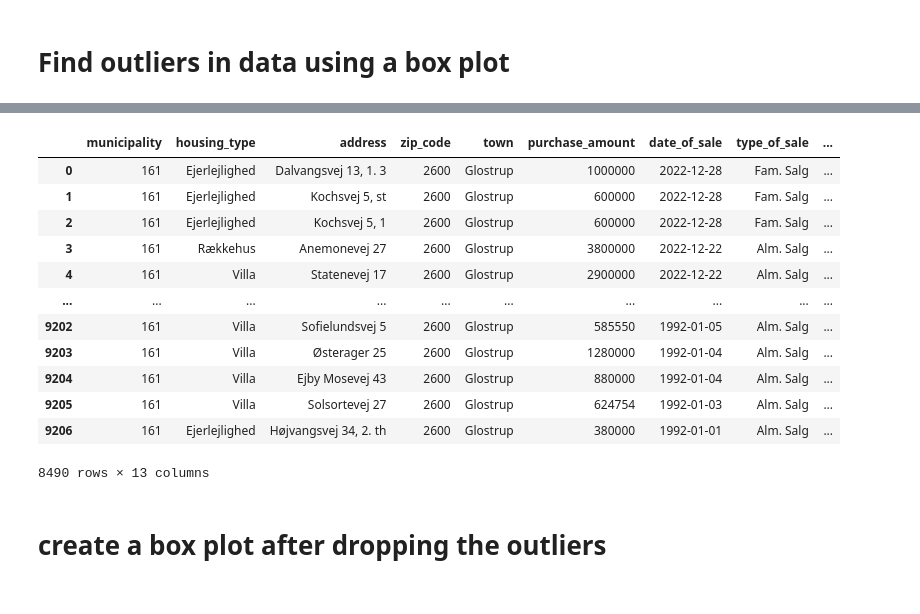
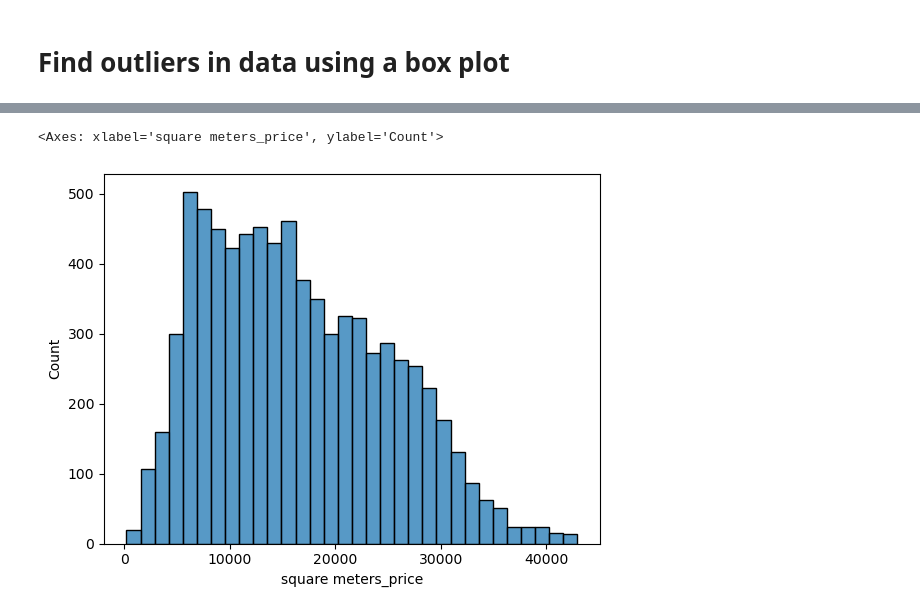
Before and after one commit to pryn-kb/isds2023, a Jupyter notebook: Lars/Detecting and Filtering Outliers.ipynb, the cells around one changed output, grey strips where cells are left out. Saved outputs shown, nothing was run; the diff lists cells and outputs as text; code cells hidden in the pictures.

```diff
--- a/Lars/Detecting and Filtering Outliers.ipynb
+++ b/Lars/Detecting and Filtering Outliers.ipynb
@@ -172,21 +141,8 @@ df1 = new_df.drop(list(dropped_outl['index']))
-# %%
-df1
-# %% [output]
-|  | municipality | housing_type | address | zip_code | town | purchase_amount | date_of_sale | type_of_sale | ... |
-| 0 | 161 | Ejerlejlighed | Dalvangsvej 13, 1. 3 | 2600 | Glostrup | 1000000 | 2022-12-28 | Fam. Salg | ... |
-| 1 | 161 | Ejerlejlighed | Kochsvej 5, st | 2600 | Glostrup | 600000 | 2022-12-28 | Fam. Salg | ... |
-| 2 | 161 | Ejerlejlighed | Kochsvej 5, 1 | 2600 | Glostrup | 600000 | 2022-12-28 | Fam. Salg | ... |
-| 3 | 161 | Rækkehus | Anemonevej 27 | 2600 | Glostrup | 3800000 | 2022-12-22 | Alm. Salg | ... |
-| 4 | 161 | Villa | Statenevej 17 | 2600 | Glostrup | 2900000 | 2022-12-22 | Alm. Salg | ... |
-| ... | ... | ... | ... | ... | ... | ... | ... | ... | ... |
-| 9202 | 161 | Villa | Sofielundsvej 5 | 2600 | Glostrup | 585550 | 1992-01-05 | Alm. Salg | ... |
-| 9203 | 161 | Villa | Østerager 25 | 2600 | Glostrup | 1280000 | 1992-01-04 | Alm. Salg | ... |
-| 9204 | 161 | Villa | Ejby Mosevej 43 | 2600 | Glostrup | 880000 | 1992-01-04 | Alm. Salg | ... |
-| 9205 | 161 | Villa | Solsortevej 27 | 2600 | Glostrup | 624754 | 1992-01-03 | Alm. Salg | ... |
-| 9206 | 161 | Ejerlejlighed | Højvangsvej 34, 2. th | 2600 | Glostrup | 380000 | 1992-01-01 | Alm. Salg | ... |
-8490 rows × 13 columns
-# %% [markdown]
-# create a box plot after dropping the outliers
+# %%
+sns.histplot(out_put_df, x='square meters_price')
+# %% [output]
+<Axes: xlabel='square meters_price', ylabel='Count'>
+[figure, added]
 # %%
 #create a box plot
 
```
Also changed, not shown: parts of 39 cells of this notebook, 11 other files.
